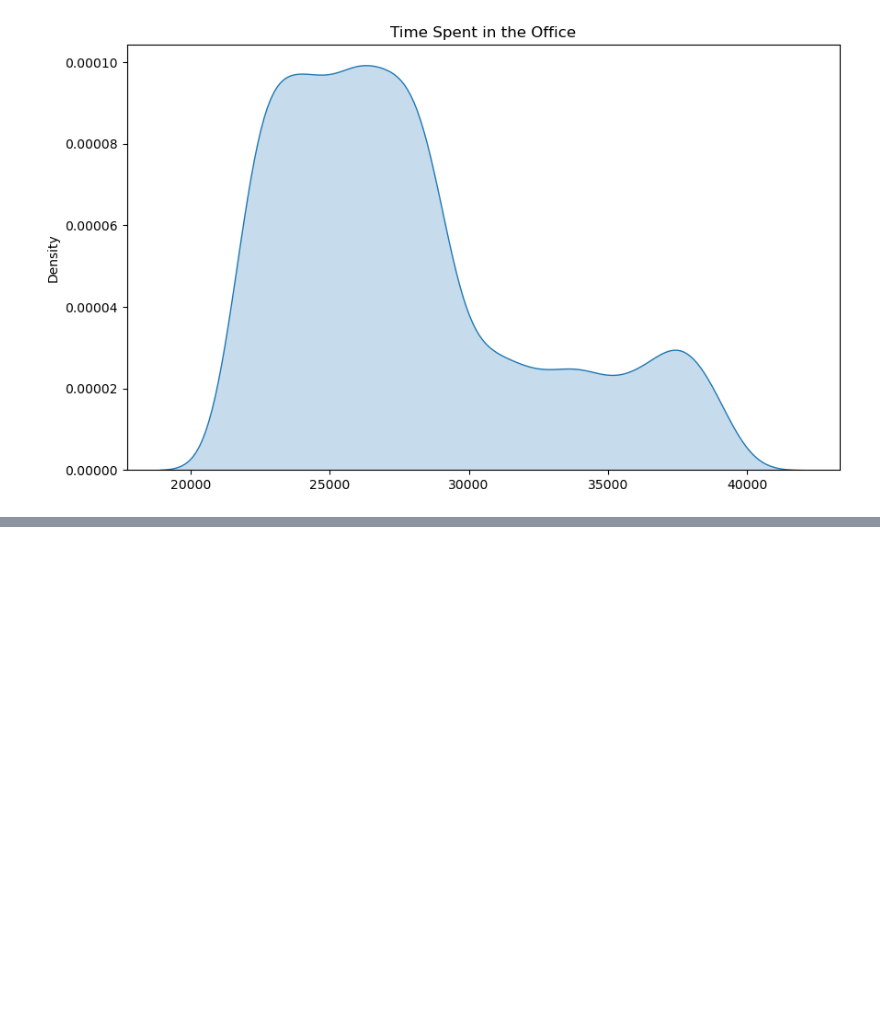
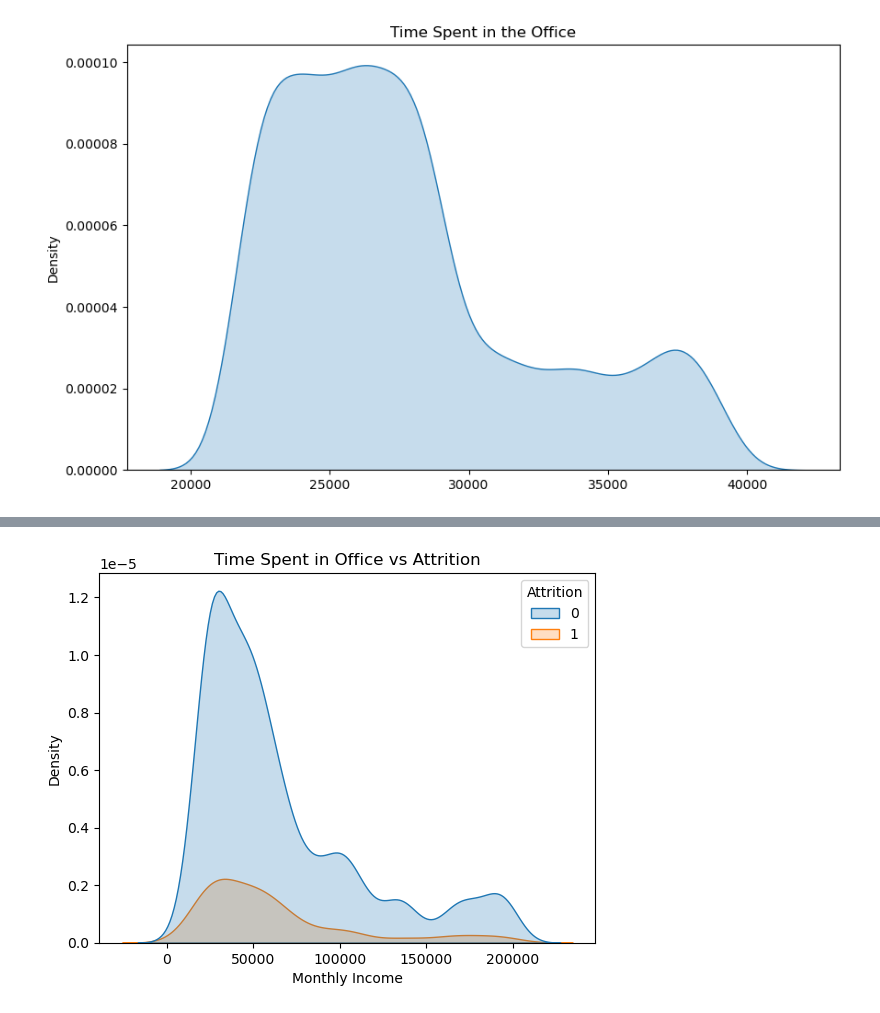
Before and after one commit to kkdsdesilva/employee-attrition-rate, a Jupyter notebook: notebooks/eda.ipynb, the cells around one changed output, grey strips where cells are left out. Saved outputs shown, nothing was run; the diff lists cells and outputs as text; code cells hidden in the pictures; blank space fills up the shorter version.

```diff
--- a/notebooks/eda.ipynb
+++ b/notebooks/eda.ipynb
@@ -194,0 +205,9 @@ Text(0.5, 1.0, 'Time Spent in the Office')
+# %%
+sns.kdeplot(data=df, x='MonthlyIncome', hue='Attrition', fill=True)
+plt.title('Time Spent in Office vs Attrition')
+plt.xlabel('Monthly Income')
+plt.ylabel('Density')
+plt.savefig('../reports/figures/income.png')
+plt.show()
+# %% [output]
+[figure, added]
```
Also changed, not shown: parts of 12 cells of this notebook, 7 other files.
